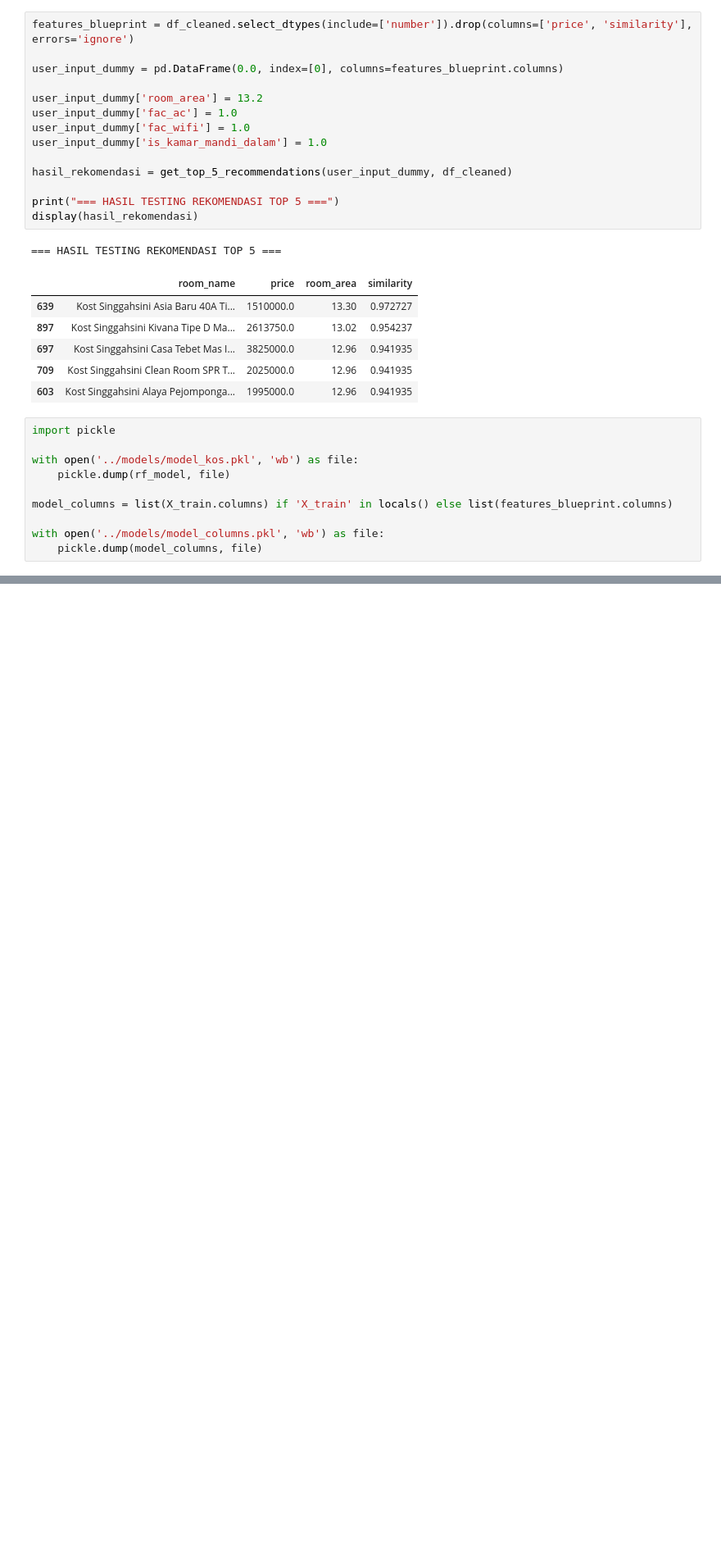
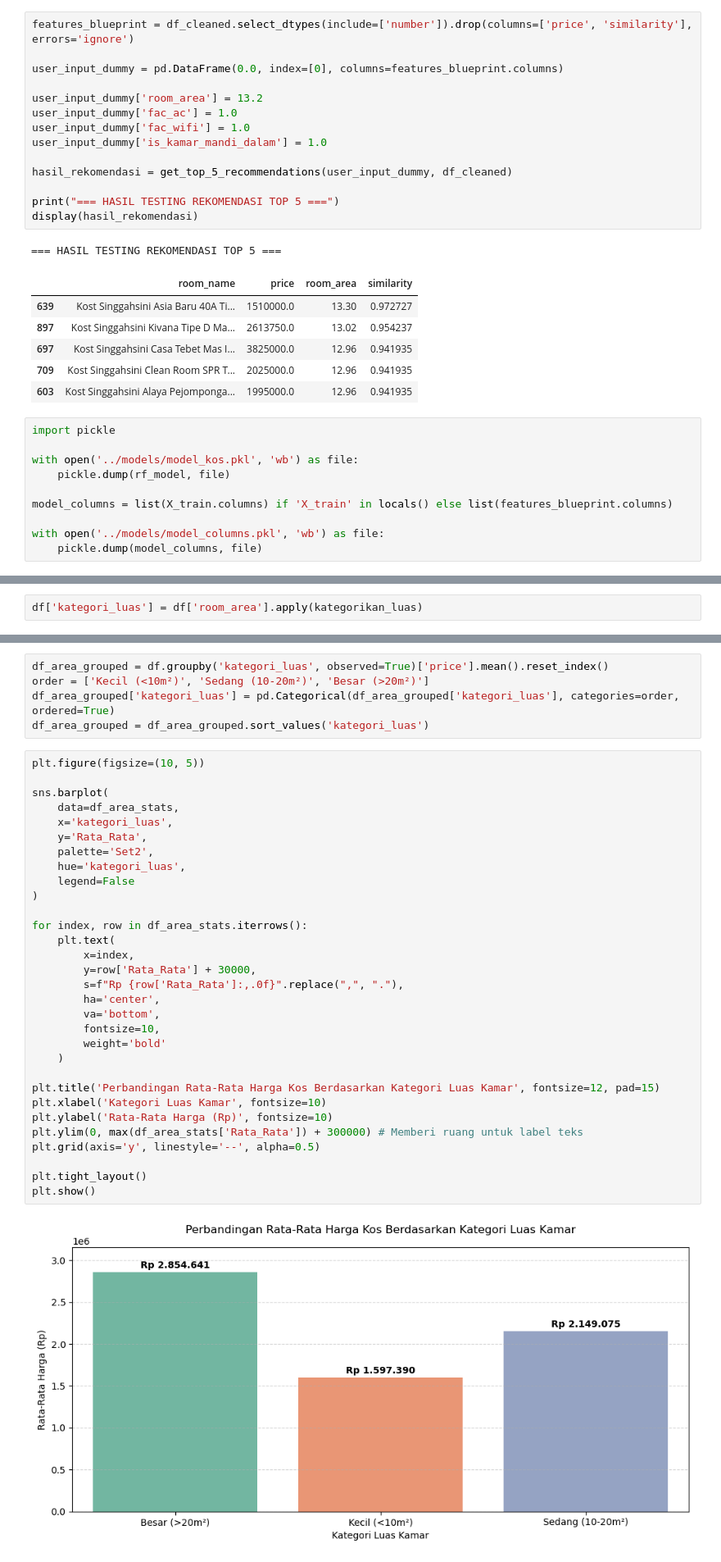
Before and after one commit to NicholasHubert/prediksi_harga_kos, a Jupyter notebook: notebooks/EDA_Model.ipynb, the cells around one changed output, grey strips where cells are left out. Shown at 82% size. Drawn from its saved outputs; the diff is of its cells as text; blank space fills up the shorter version.

```diff
--- a/notebooks/EDA_Model.ipynb
+++ b/notebooks/EDA_Model.ipynb
@@ -552,0 +574,2 @@ with open('../models/model_columns.pkl', 'wb') as file:
+# %%
+df['kategori_luas'] = df['room_area'].apply(kategorikan_luas)
@@ -552,0 +595,38 @@ with open('../models/model_columns.pkl', 'wb') as file:
+# %%
+df_area_grouped = df.groupby('kategori_luas', observed=True)['price'].mean().reset_index()
+order = ['Kecil (<10m²)', 'Sedang (10-20m²)', 'Besar (>20m²)']
+df_area_grouped['kategori_luas'] = pd.Categorical(df_area_grouped['kategori_luas'], categories=order, ordered=True)
+df_area_grouped = df_area_grouped.sort_values('kategori_luas')
+# %%
+plt.figure(figsize=(10, 5))
+
+sns.barplot(
+    data=df_area_stats,
+    x='kategori_luas',
+    y='Rata_Rata',
+    palette='Set2',
+    hue='kategori_luas',
+    legend=False
+)
+
+for index, row in df_area_stats.iterrows():
+    plt.text(
+        x=index,
+        y=row['Rata_Rata'] + 30000,
+        s=f"Rp {row['Rata_Rata']:,.0f}".replace(",", "."),
+        ha='center',
+        va='bottom',
+        fontsize=10,
+        weight='bold'
+    )
+
+plt.title('Perbandingan Rata-Rata Harga Kos Berdasarkan Kategori Luas Kamar', fontsize=12, pad=15)
+plt.xlabel('Kategori Luas Kamar', fontsize=10)
+plt.ylabel('Rata-Rata Harga (Rp)', fontsize=10)
+plt.ylim(0, max(df_area_stats['Rata_Rata']) + 300000) # Memberi ruang untuk label teks
+plt.grid(axis='y', linestyle='--', alpha=0.5)
+
+plt.tight_layout()
+plt.show()
+# %% [output]
+[figure, added]
```
Also changed, not shown: parts of 11 cells of this notebook.
